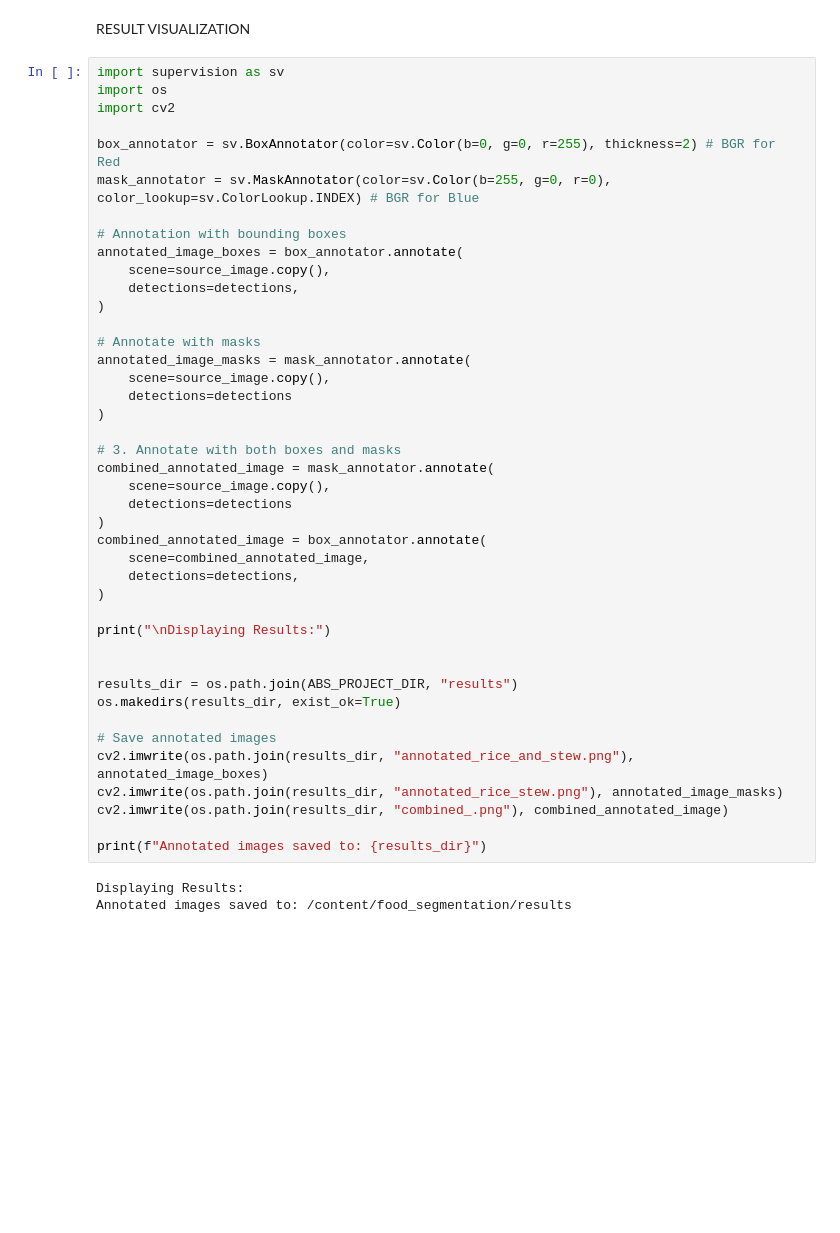
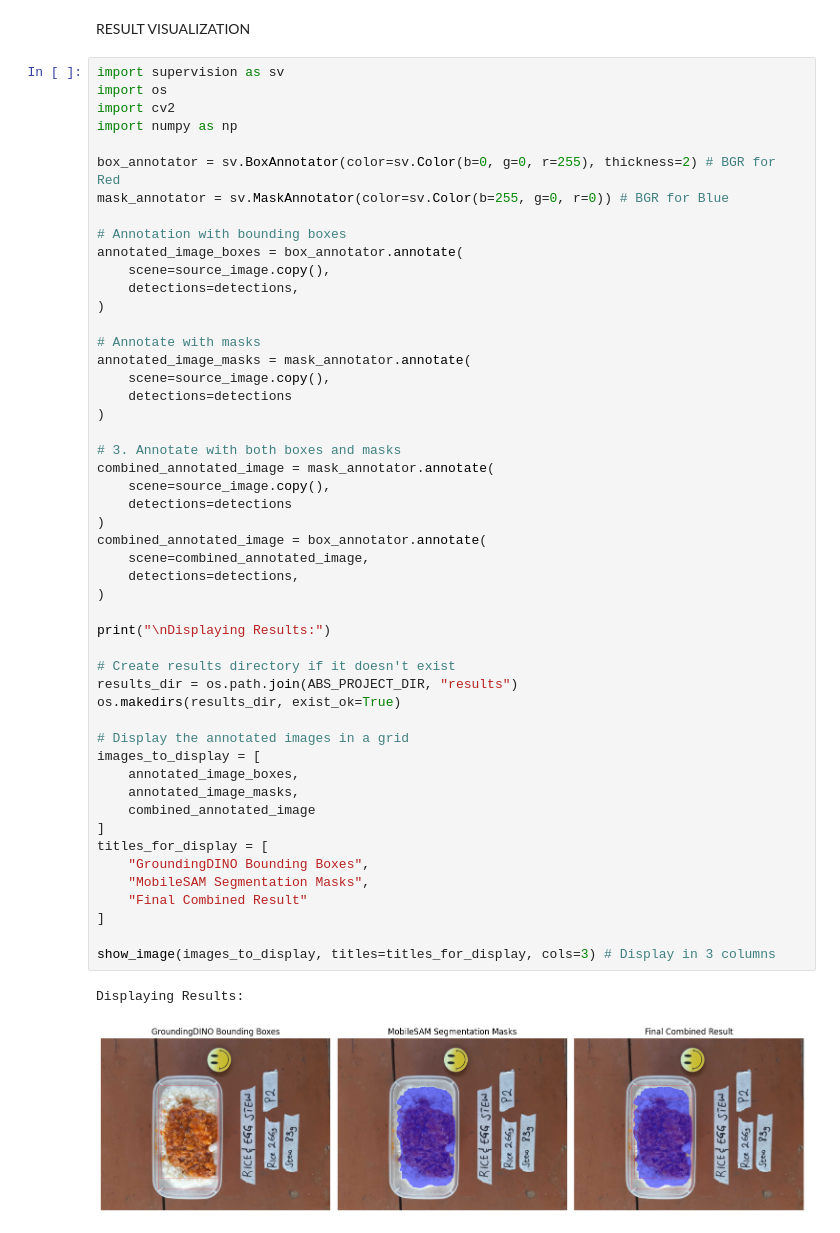
Before and after one commit to Bempong-Sylvester-Obese/Food-segmentation-with-pre-trained-model, a Jupyter notebook: Food_Segmentation.ipynb, the cells around one changed output. Drawn from its saved outputs; the diff is of its cells as text; blank space fills up the shorter version.

```diff
--- a/Food_Segmentation.ipynb
+++ b/Food_Segmentation.ipynb
@@ -262,44 +285,52 @@ RESULT VISUALIZATION
 import supervision as sv
 import os
 import cv2
+import numpy as np
 
 box_annotator = sv.BoxAnnotator(color=sv.Color(b=0, g=0, r=255), thickness=2) # BGR for Red
-mask_annotator = sv.MaskAnnotator(color=sv.Color(b=255, g=0, r=0), color_lookup=sv.ColorLookup.INDEX) # BGR for Blue
+mask_annotator = sv.MaskAnnotator(color=sv.Color(b=255, g=0, r=0)) # BGR for Blue
 
 # Annotation with bounding boxes
 annotated_image_boxes = box_annotator.annotate(
     scene=source_image.copy(),
     detections=detections,
 )
 
 # Annotate with masks
 annotated_image_masks = mask_annotator.annotate(
     scene=source_image.copy(),
     detections=detections
 )
 
 # 3. Annotate with both boxes and masks
 combined_annotated_image = mask_annotator.annotate(
     scene=source_image.copy(),
     detections=detections
 )
 combined_annotated_image = box_annotator.annotate(
     scene=combined_annotated_image,
     detections=detections,
 )
 
 print("\nDisplaying Results:")
 
-
+# Create results directory if it doesn't exist
 results_dir = os.path.join(ABS_PROJECT_DIR, "results")
 os.makedirs(results_dir, exist_ok=True)
 
-# Save annotated images
-cv2.imwrite(os.path.join(results_dir, "annotated_rice_and_stew.png"), annotated_image_boxes)
-cv2.imwrite(os.path.join(results_dir, "annotated_rice_stew.png"), annotated_image_masks)
-cv2.imwrite(os.path.join(results_dir, "combined_.png"), combined_annotated_image)
+# Display the annotated images in a grid
+images_to_display = [
+    annotated_image_boxes,
+    annotated_image_masks,
+    combined_annotated_image
+]
+titles_for_display = [
+    "GroundingDINO Bounding Boxes",
+    "MobileSAM Segmentation Masks",
+    "Final Combined Result"
+]
 
-print(f"Annotated images saved to: {results_dir}")
+show_image(images_to_display, titles=titles_for_display, cols=3) # Display in 3 columns
 # %% [output]
 Displaying Results:
-Annotated images saved to: /content/food_segmentation/results
+[figure, added]
```
Also changed, not shown: parts of 1 cell of this notebook.
